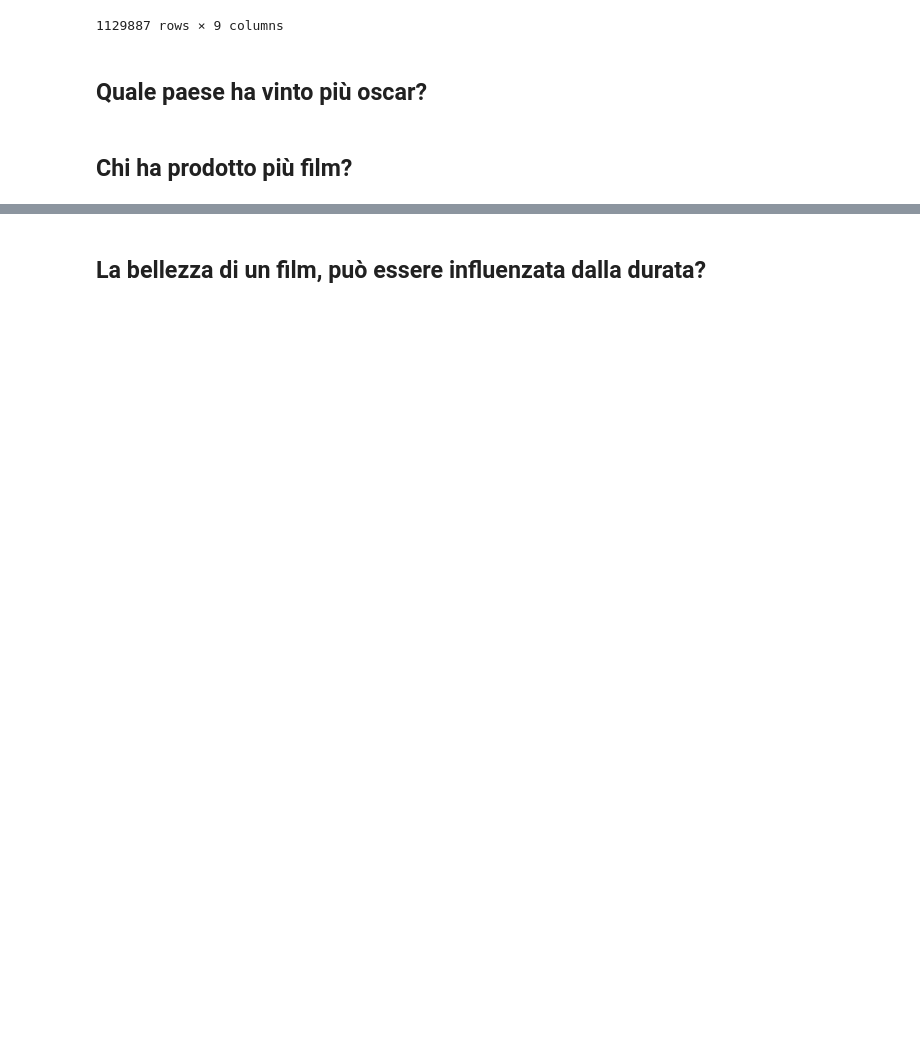
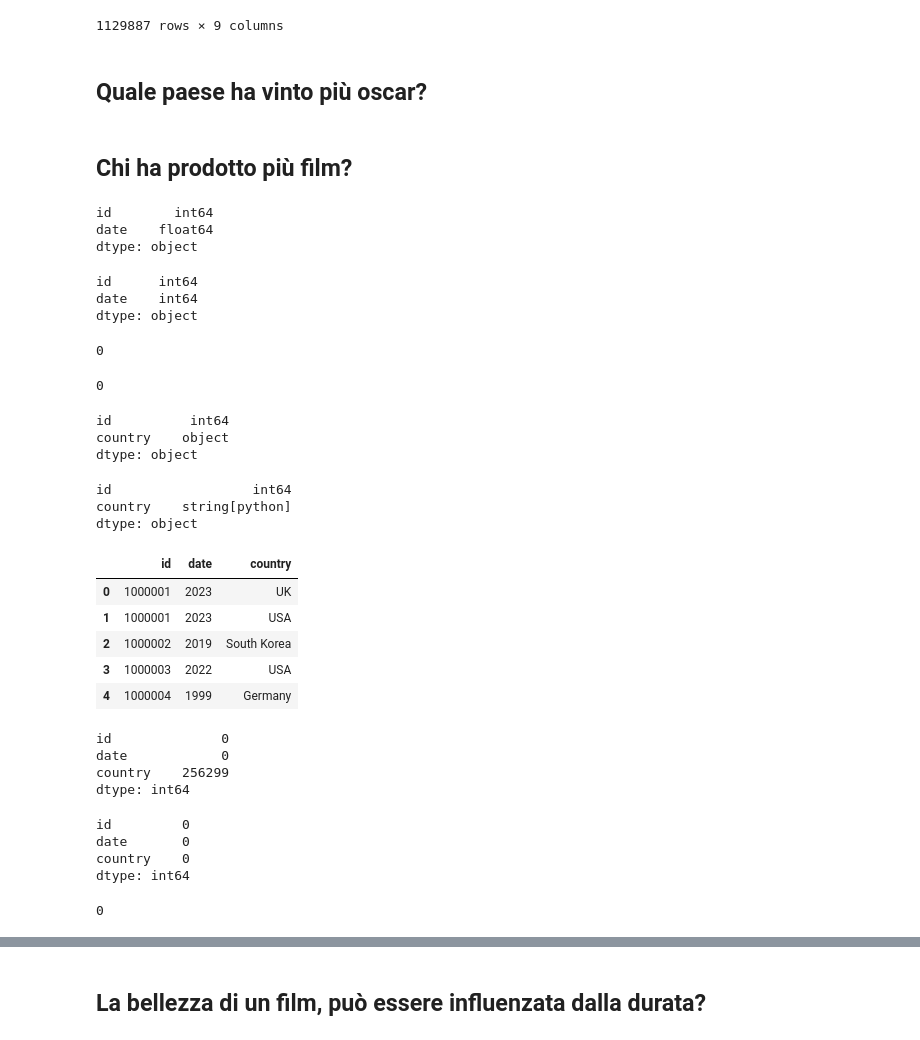
Before and after one commit to RasoFederico/ProgettoIUM-TWEB, a Jupyter notebook: Progetto_IUM/ProgettoIUM.ipynb, the cells around one changed output, grey strips where cells are left out. Cells and saved outputs as stored; diff of their text form; code cells hidden in the pictures; blank space fills up the shorter version.

```diff
--- a/Progetto_IUM/ProgettoIUM.ipynb
+++ b/Progetto_IUM/ProgettoIUM.ipynb
@@ -44,3 +45,70 @@ reviews_rotten_df
 ## Quale paese ha vinto più oscar?
 # %% [markdown]
 ## Chi ha prodotto più film?
+# %%
+movies_per_year_df = movies_df[['id', 'date']].copy()
+movies_per_year_df.dtypes
+# %% [output]
+id        int64
+date    float64
+dtype: object
+# %%
+movies_per_year_df.dropna(axis=0,inplace=True)
+movies_per_year_df['date'] =movies_per_year_df['date'].astype(int)
+movies_per_year_df.dtypes
+# %% [output]
+id      int64
+date    int64
+dtype: object
+# %%
+print(movies_per_year_df.duplicated().sum())
+# %% [output]
+0
+# %%
+new_country_df = countries_df.copy()
+new_country_df.dropna(axis=0,inplace=True)
+print(new_country_df.duplicated().sum())
+# %% [output]
+0
+# %%
+new_country_df.dtypes
+# %% [output]
+id          int64
+country    object
+dtype: object
+# %%
+new_country_df['country']=new_country_df['country'].astype('string')
+new_country_df.dtypes
+# %% [output]
+id                  int64
+country    string[python]
+dtype: object
+# %%
+movies_per_year_df = pd.merge(movies_per_year_df,new_country_df,on='id',how='left')
+movies_per_year_df.head()
+# %% [output]
+|  | id | date | country |
+| 0 | 1000001 | 2023 | UK |
+| 1 | 1000001 | 2023 | USA |
+| 2 | 1000002 | 2019 | South Korea |
+| 3 | 1000003 | 2022 | USA |
+| 4 | 1000004 | 1999 | Germany |
+# %%
+movies_per_year_df.isnull().sum()
+# %% [output]
+id              0
+date            0
+country    256299
+dtype: int64
+# %%
+movies_per_year_df.dropna(axis=0,inplace=True)
+movies_per_year_df.isnull().sum()
+# %% [output]
+id         0
+date       0
+country    0
+dtype: int64
+# %%
+print(movies_per_year_df.duplicated().sum())
+# %% [output]
+0
```
Also changed, not shown: parts of 3 cells of this notebook.
